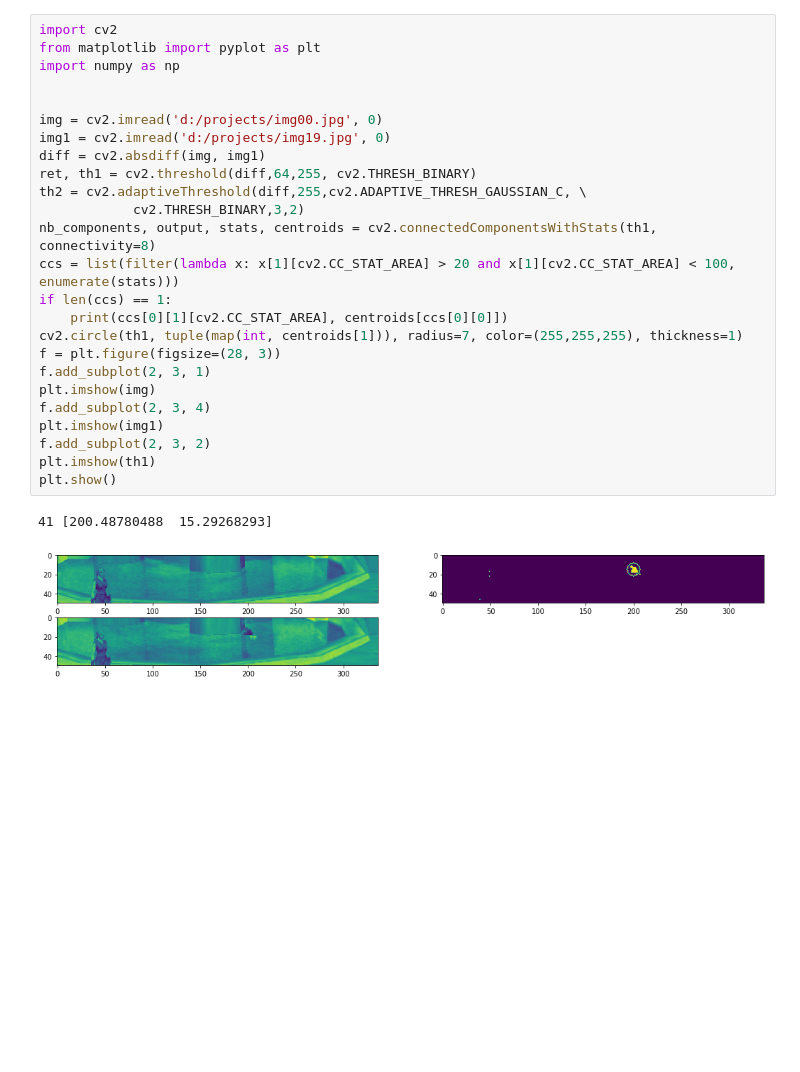
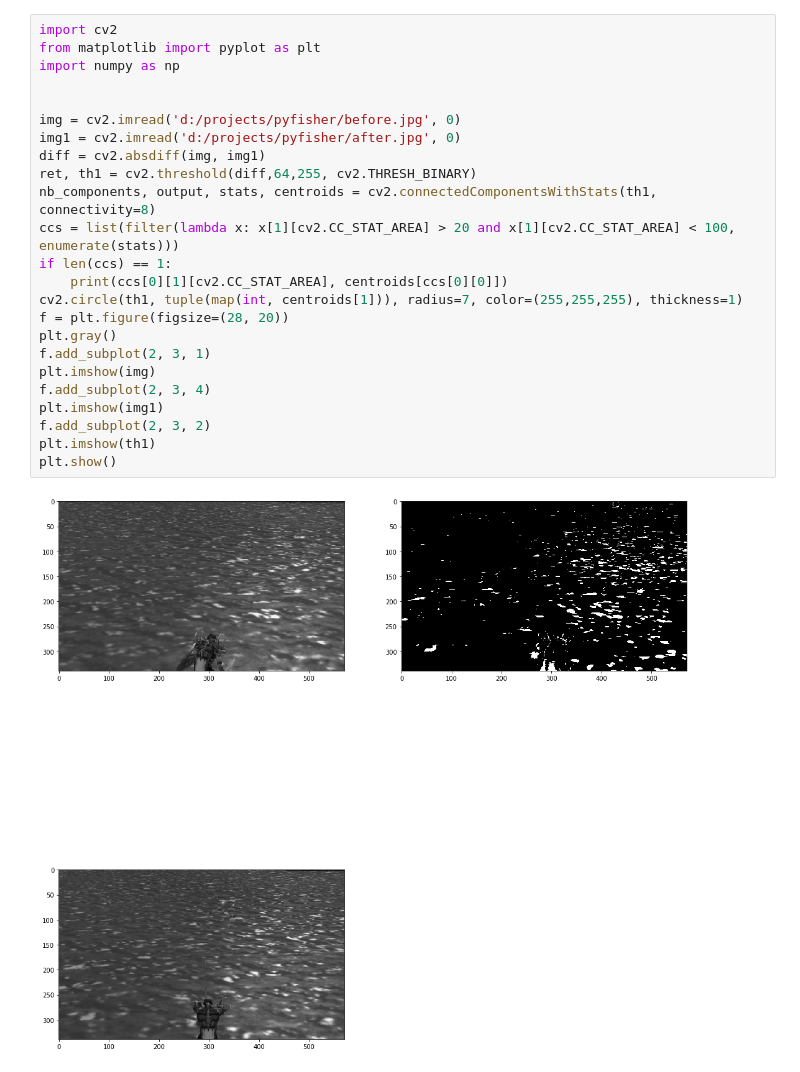
Before and after one commit to aash/pyfisher, a Jupyter notebook: x.ipynb, the cells around one changed output. Saved outputs shown, nothing was run; the diff lists cells and outputs as text; blank space fills up the shorter version.

```diff
--- a/x.ipynb
+++ b/x.ipynb
@@ -1,28 +1,26 @@
 # %%
 import cv2
 from matplotlib import pyplot as plt
 import numpy as np
 
 
-img = cv2.imread('d:/projects/img00.jpg', 0)
-img1 = cv2.imread('d:/projects/img19.jpg', 0)
+img = cv2.imread('d:/projects/pyfisher/before.jpg', 0)
+img1 = cv2.imread('d:/projects/pyfisher/after.jpg', 0)
 diff = cv2.absdiff(img, img1)
 ret, th1 = cv2.threshold(diff,64,255, cv2.THRESH_BINARY)
-th2 = cv2.adaptiveThreshold(diff,255,cv2.ADAPTIVE_THRESH_GAUSSIAN_C, \
-            cv2.THRESH_BINARY,3,2)
 nb_components, output, stats, centroids = cv2.connectedComponentsWithStats(th1, connectivity=8)
 ccs = list(filter(lambda x: x[1][cv2.CC_STAT_AREA] > 20 and x[1][cv2.CC_STAT_AREA] < 100, enumerate(stats)))
 if len(ccs) == 1:
     print(ccs[0][1][cv2.CC_STAT_AREA], centroids[ccs[0][0]])
 cv2.circle(th1, tuple(map(int, centroids[1])), radius=7, color=(255,255,255), thickness=1)
-f = plt.figure(figsize=(28, 3))
+f = plt.figure(figsize=(28, 20))
+plt.gray()
 f.add_subplot(2, 3, 1)
 plt.imshow(img)
 f.add_subplot(2, 3, 4)
 plt.imshow(img1)
 f.add_subplot(2, 3, 2)
 plt.imshow(th1)
 plt.show()
 # %% [output]
-41 [200.48780488  15.29268293]
-[figure, old version]
+[figure, new version]
```
Also changed, not shown: parts of 2 cells of this notebook, 1 other file.
